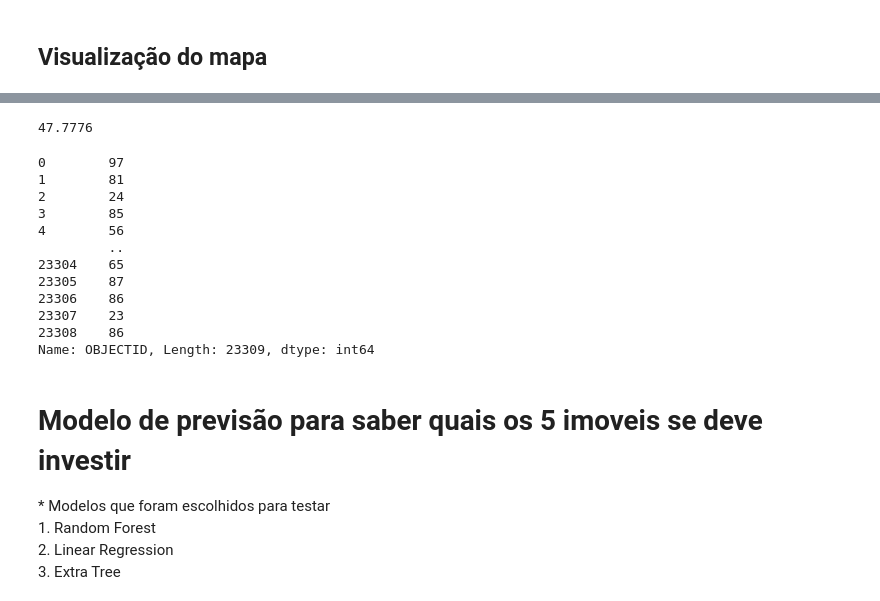
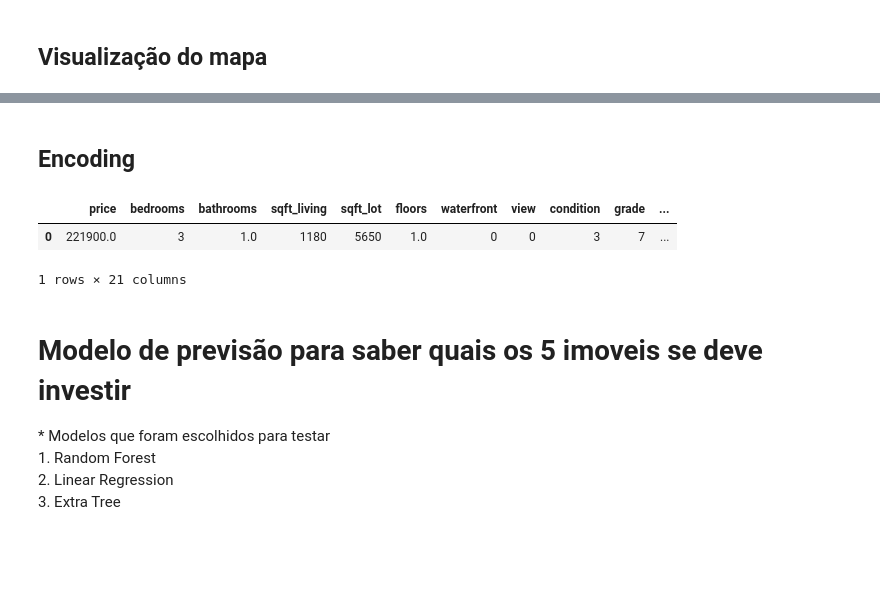
Before and after one commit to ramon-santana-silva/miniprojeto01, a Jupyter notebook: roofimoveis.ipynb, the cells around one changed output, grey strips where cells are left out. Saved outputs shown, nothing was run; the diff lists cells and outputs as text; code cells hidden in the pictures; blank space fills up the shorter version.

```diff
--- a/roofimoveis.ipynb
+++ b/roofimoveis.ipynb
@@ -157,3 +167,5 @@ df.drop('ZIP', axis=1, inplace=True)
 # %%
 #removendo coluna id
 df.drop('id', axis=1, inplace=True)
+# %%
+df.drop('OBJECTID',axis=1,inplace=True),df.drop('sqft_living15',axis=1,inplace=True),df.drop('sqft_lot15', axis=1,inplace=True )
@@ -160,8 +174,11 @@ df.drop('id', axis=1, inplace=True)
+# %%
+df.drop('zipcode',axis=1,inplace=True)
 # %%
 #funções para ajustar data
 df['month']=df['date'].apply(lambda date:date.month)
 df['year']= df['date'].apply(lambda date:date.year)
 #sns.boxplot(x='year', y='price', data=df);
+df.drop('date',axis=1,inplace=True)
 # %%
 df.info()
 # %% [output]
@@ -348,4 +370,0 @@ df['PREFERRED_CITY'].value_counts()
-# %%
-df['lat'].max()
-# %% [output]
-47.7776
@@ -354,15 +370,0 @@ long_max=df['long'].max()
-# %%
-df['OBJECTID']
-# %% [output]
-0        97
-1        81
-2        24
-3        85
-4        56
-         ..
-23304    65
-23305    87
-23306    86
-23307    23
-23308    86
-Name: OBJECTID, Length: 23309, dtype: int64
@@ -384,3 +371,11 @@ fig.show()
+# %% [markdown]
+<h2>Encoding</h2>
+# %%
+display(df[0:1])
+# %% [output]
+|  | price | bedrooms | bathrooms | sqft_living | sqft_lot | floors | waterfront | view | condition | grade | ... |
+| 0 | 221900.0 | 3 | 1.0 | 1180 | 5650 | 1.0 | 0 | 0 | 3 | 7 | ... |
+1 rows × 21 columns
 # %% [markdown]
 <h1>Modelo de previsão para saber quais os 5 imoveis se deve investir</h1>
 *   Modelos que foram escolhidos para testar<br>
```
Also changed, not shown: parts of 10 cells of this notebook.
